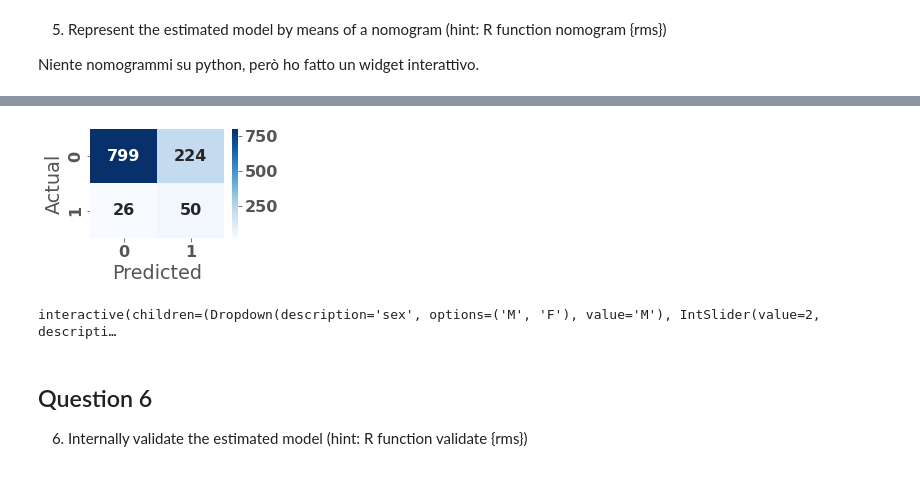
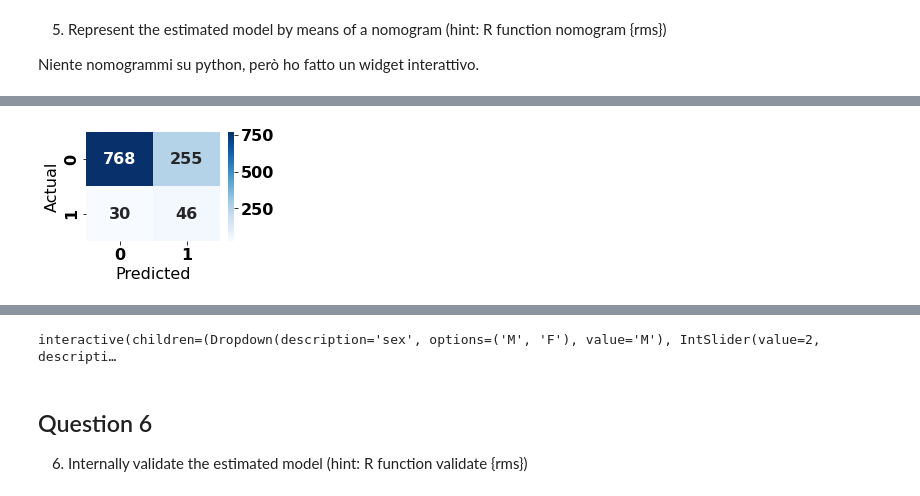
Before and after one commit to andrealorenzon/health_data_analytics, a Jupyter notebook: GUSTO/GUSTO.ipynb, the cells around one changed output, grey strips where cells are left out. Saved outputs shown, nothing was run; the diff lists cells and outputs as text; code cells hidden in the pictures.

```diff
--- a/GUSTO/GUSTO.ipynb
+++ b/GUSTO/GUSTO.ipynb
@@ -528,51 +589,74 @@ findfont: Font family ['normal'] not found. Falling back to DejaVu Sans.
 Niente nomogrammi su python, però ho fatto un widget interattivo.
 # %%
 # pruned model
-covar = ['sex', 'killip', 'age', 'hyp', 'hrt', 'pmi',
-         'ttr','ant','dia', 'fam', 'htn', 'lip', 'eversmk', 'currentsmk']
-
-font = {'family' : 'normal',
-        'weight' : 'bold',
+font = {'weight' : 'bold',
         'size'   : 16}
 
 matplotlib.rc('font', **font)
 
-lr, X, y = LR(covar)
+lr, X, y = LR(selectedCovar)
+print("\n\n        ☠☠☠☠  Death Calculator  ☠☠☠☠ ")
 
-from ipywidgets import interact, interactive, fixed, interact_manual
-import ipywidgets as widgets
-
+# 'sex','killip','hyp','ant','pmi'
 
 @interact(sex=["M","F"],   # sex
           killipClass=(1,4,1),  # killip
-          age=(0,120,1), # age
+          #diabetes=False, # dia
           hypotension=False, # hyp
-          tachycardia=False, # hrt
+          #tachycardia=False, # hrt
+          anteriorInfarctLocation=False, # ant
           previousMiocardialInfarction=False, # pmi
-          chestPainReliefTimeMoreThan1H=False, # ttr
-          anteriorInfarctLocation=False, # ant
-          diabetic=False, # dia
-          familyHistoryOfMI=False, # fam
-          hypertensionHistory=False, # htn
-          hypercholesterilemia=False,
-          everSmoke=False,
-          currentSmoker=False) # lip
+          #hypertensionHistory=False, # htn
+          #hypercholesterilemia=False, # lip
+          #anginaPectoris=False,  # pan
+          #familyHistoryOfMI=False, # fam
+          #STelevationOnECGLeads=(0,25,1),   #ste
+          #chestPainReliefTimeMoreThan1H=False, # ttr
+          #everSmoke=False,  #eversmk
+          #currentSmoker=False, # currentsmk
+         )
 
-def pred(sex,killipClass,age,hypotension,tachycardia,previousMiocardialInfarction,
-          chestPainReliefTimeMoreThan1H,anteriorInfarctLocation,diabetic,familyHistoryOfMI,
-          hypertensionHistory,hypercholesterilemia, everSmoke, currentSmoker):
+def pred( sex,   # sex
+          killipClass,  # killip
+          #diabetes, # dia
+          hypotension, # hyp
+          #tachycardia, # hrt
+          anteriorInfarctLocation, # ant
+          previousMiocardialInfarction, # pmi
+          #hypertensionHistory, # htn
+          #hypercholesterilemia, # lip
+          #anginaPectoris,  # pan
+          #familyHistoryOfMI, # fam
+          #STelevationOnECGLeads,   #ste
+          #chestPainReliefTimeMoreThan1H, # ttr
+          #everSmoke,  #eversmk
+          #currentSmoker,
+        ):
 
     sex= 1 if sex == 'F' else 0
 
-    covariates = np.array([sex,killipClass,age,hypotension,tachycardia,previousMiocardialInfarction,
-          chestPainReliefTimeMoreThan1H,anteriorInfarctLocation,diabetic,familyHistoryOfMI,
-          hypertensionHistory,hypercholesterilemia, everSmoke,currentSmoker])
+    covariates = np.array([sex,   # sex
+          killipClass,  # killip
+          #diabetes, # dia
+          hypotension, # hyp
+          #tachycardia, # hrt
+          anteriorInfarctLocation, # ant
+          previousMiocardialInfarction, # pmi
+          #hypertensionHistory, # htn
+          #hypercholesterilemia, # lip
+          #anginaPectoris,  # pan
+          #familyHistoryOfMI, # fam
+          #STelevationOnECGLeads,   #ste
+          #chestPainReliefTimeMoreThan1H, # ttr
+          #everSmoke,  #eversmk
+          #currentSmoker
+                          ])
 
     prediction = lr.predict([covariates.astype(int)]),
     prob =       lr.predict_proba([covariates.astype(int)])
 
 
-    print("covariates:", covariates)
-    print("p(morte)= {:.3}%".format(prob[0][1]*100))
+    #print("covariates:", covariates)
+    print("p(p30)= {:.3}%".format(prob[0][1]*100))
     return
 # %% [output]
@@ -580,0 +668 @@ findfont: Font family ['normal'] not found. Falling back to DejaVu Sans.
+[figure, new version]
@@ -586,4 +670,3 @@ Support->   vivi:1023   morti:76
-[figure, old version]
 interactive(children=(Dropdown(description='sex', options=('M', 'F'), value='M'), IntSlider(value=2, descripti…
 # %% [markdown]
 ## Question 6
```
Also changed, not shown: parts of 34 cells of this notebook.
